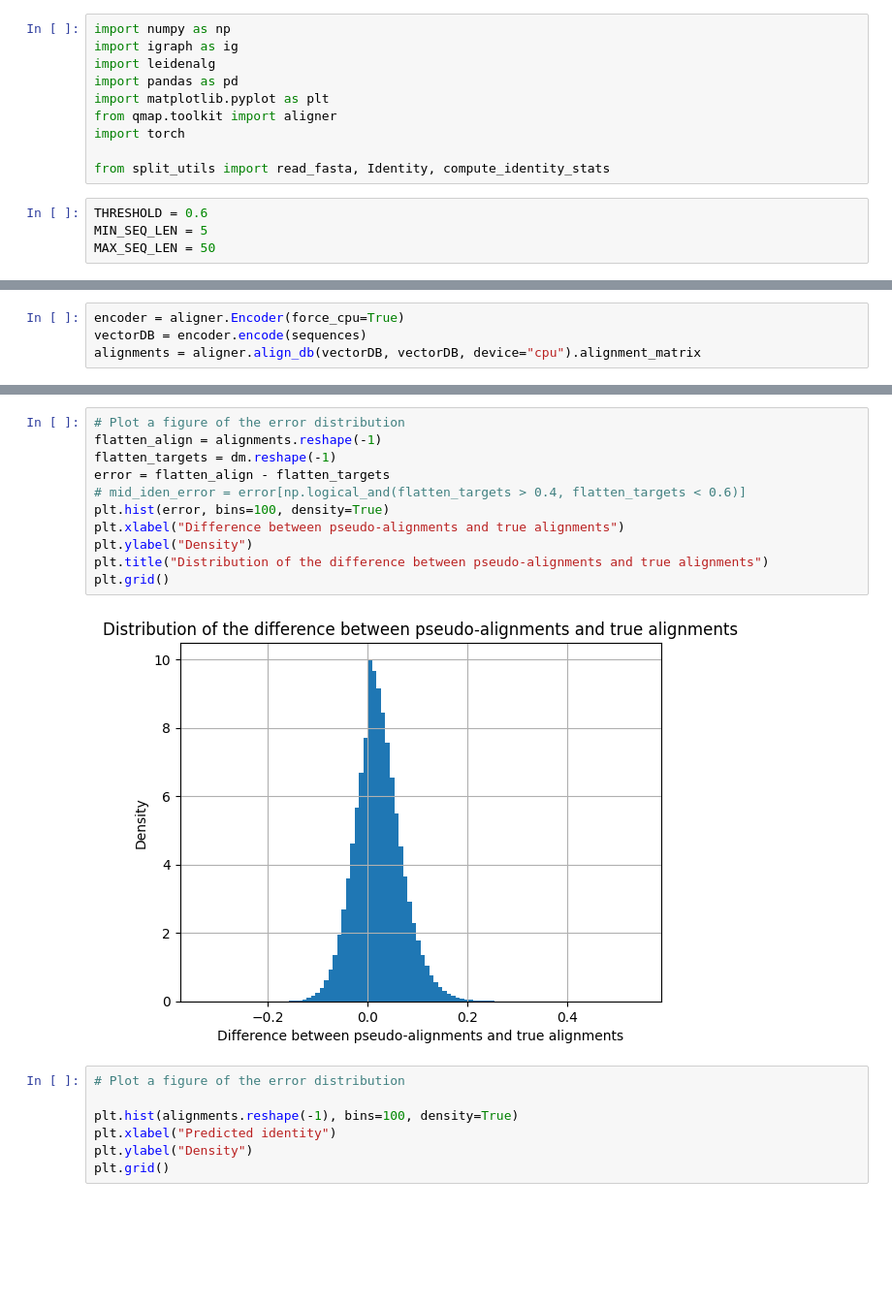
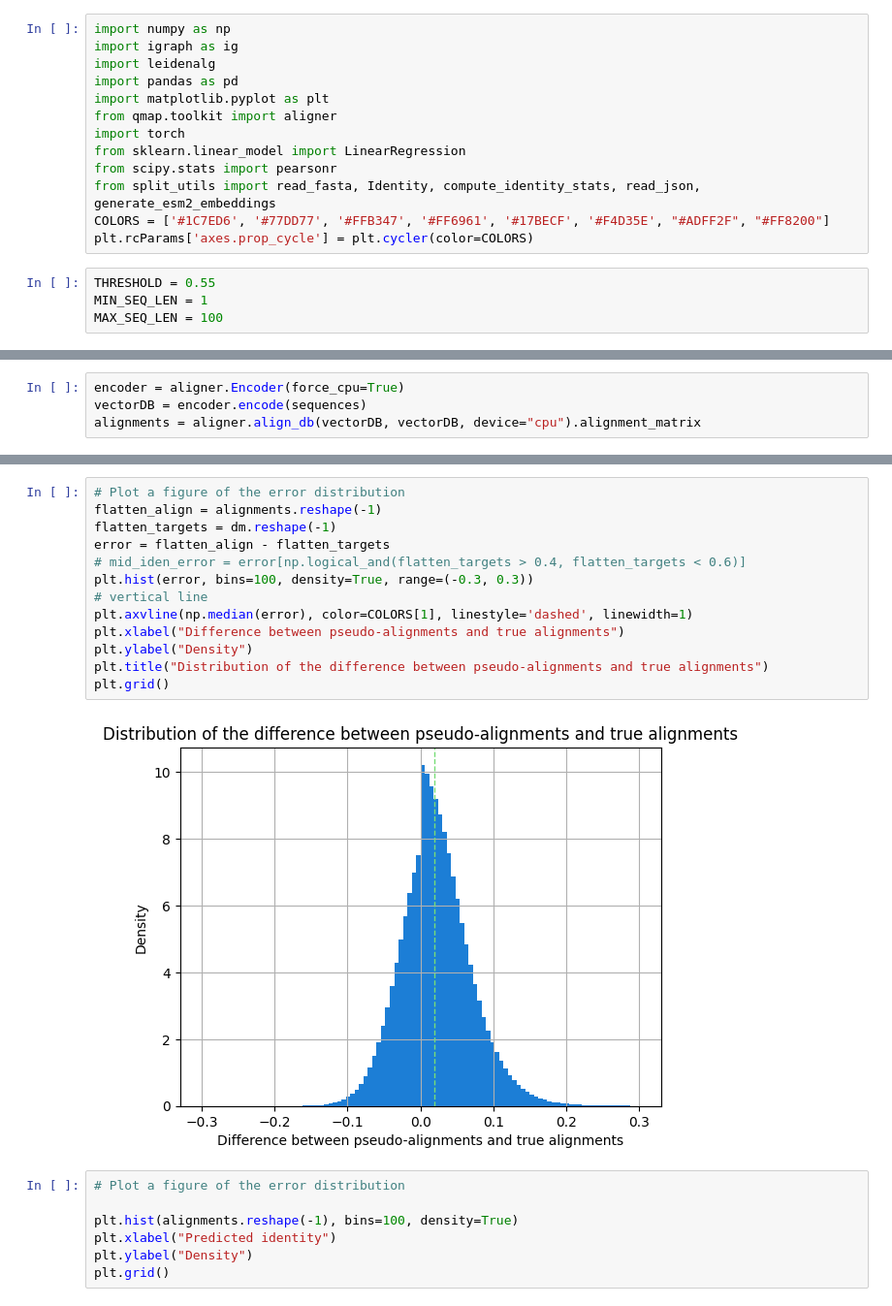
Before and after one commit to anthol42/QMAP, a Jupyter notebook: split_experiment/deepheuristic/analyse_deep_heuristic.ipynb, the cells around one changed output, grey strips where cells are left out. Shown: that part at 97% size. Saved outputs shown, nothing was run; the diff lists cells and outputs as text; blank space fills up the shorter version.

```diff
--- a/split_experiment/deepheuristic/analyse_deep_heuristic.ipynb
+++ b/split_experiment/deepheuristic/analyse_deep_heuristic.ipynb
@@ -12,12 +12,15 @@ import pandas as pd
 import matplotlib.pyplot as plt
 from qmap.toolkit import aligner
 import torch
-
-from split_utils import read_fasta, Identity, compute_identity_stats
+from sklearn.linear_model import LinearRegression
+from scipy.stats import pearsonr
+from split_utils import read_fasta, Identity, compute_identity_stats, read_json, generate_esm2_embeddings
+COLORS = ['#1C7ED6', '#77DD77', '#FFB347', '#FF6961', '#17BECF', '#F4D35E', "#ADFF2F", "#FF8200"]
+plt.rcParams['axes.prop_cycle'] = plt.cycler(color=COLORS)
 # %%
-THRESHOLD = 0.6
-MIN_SEQ_LEN = 5
-MAX_SEQ_LEN = 50
+THRESHOLD = 0.55
+MIN_SEQ_LEN = 1
+MAX_SEQ_LEN = 100
 # %% [markdown]
 # Load data
 # %%
@@ -64,16 +88,18 @@ Quantiles of the error:
 # %%
 # Plot a figure of the error distribution
 flatten_align = alignments.reshape(-1)
 flatten_targets = dm.reshape(-1)
 error = flatten_align - flatten_targets
 # mid_iden_error = error[np.logical_and(flatten_targets > 0.4, flatten_targets < 0.6)]
-plt.hist(error, bins=100, density=True)
+plt.hist(error, bins=100, density=True, range=(-0.3, 0.3))
+# vertical line
+plt.axvline(np.median(error), color=COLORS[1], linestyle='dashed', linewidth=1)
 plt.xlabel("Difference between pseudo-alignments and true alignments")
 plt.ylabel("Density")
 plt.title("Distribution of the difference between pseudo-alignments and true alignments")
 plt.grid()
 # %% [output]
-[figure, old version]
+[figure, new version]
 # %%
 # Plot a figure of the error distribution
 
```
Also changed, not shown: parts of 10 cells of this notebook, 10 other files.
